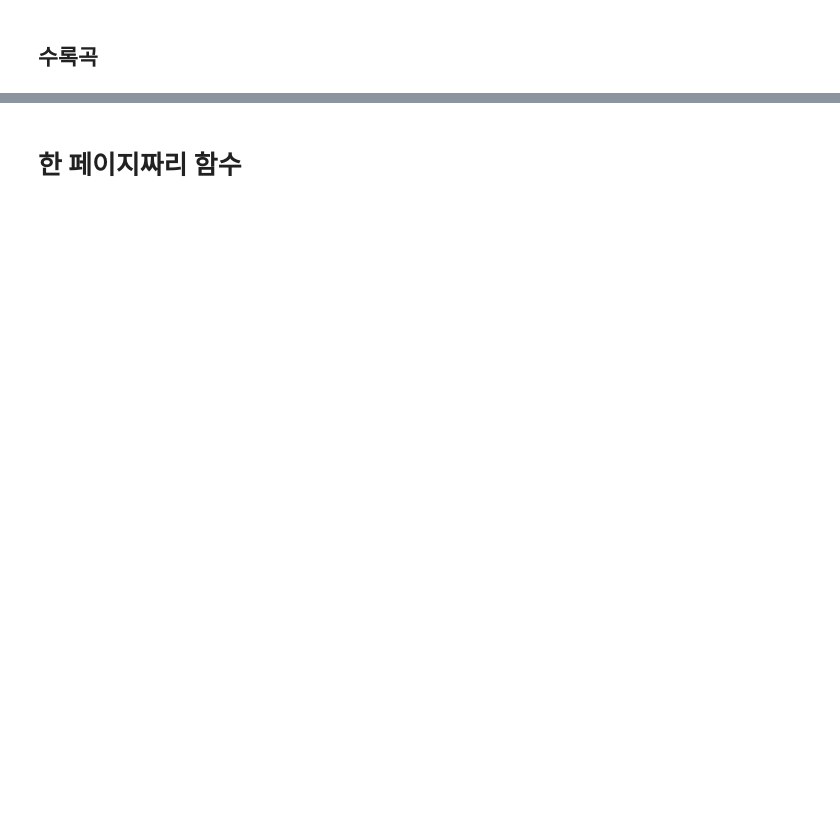
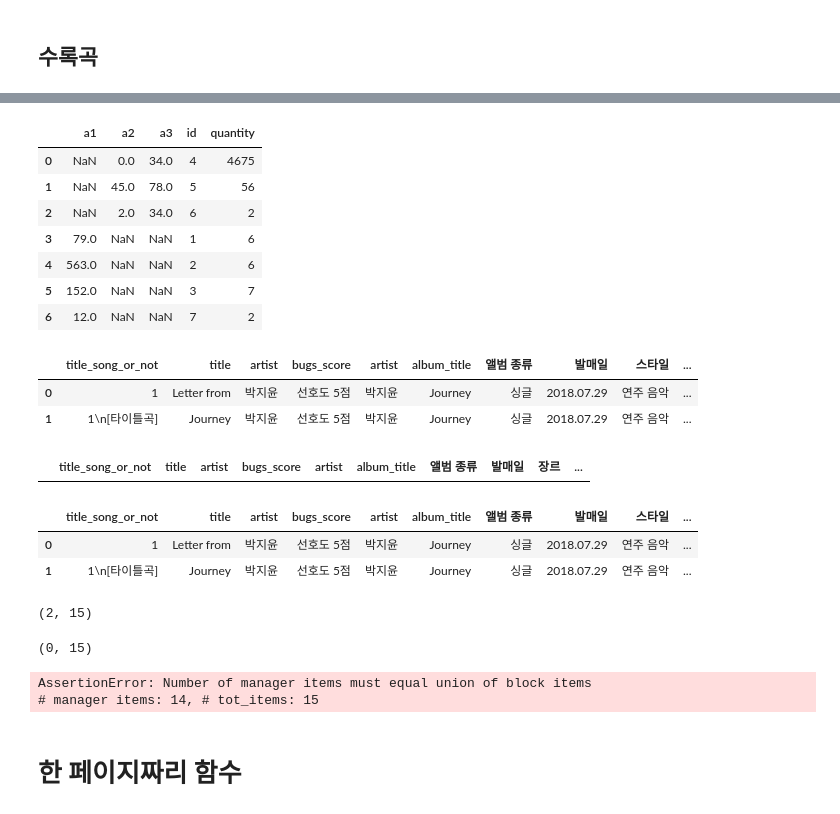
Before and after one commit to miniii222/Datamining_project, a Jupyter notebook: music/1.Data_Crawling_mini.ipynb, the cells around one changed output, grey strips where cells are left out. Cells and saved outputs as stored; diff of their text form; code cells hidden in the pictures; blank space fills up the shorter version.

```diff
--- a/music/1.Data_Crawling_mini.ipynb
+++ b/music/1.Data_Crawling_mini.ipynb
@@ -163,0 +171,3 @@ d5
+# %%
+df_may = pd.DataFrame({'quantity' : [6,6,7,2], 'a1' : [79,563,152,12],'id' : [1,2,3,7]})
+df_may
@@ -164,3 +180,46 @@ d5
+# %%
+pd.concat([df_june, df_may], sort = True).reset_index(drop = True)
+# %% [output]
+|  | a1 | a2 | a3 | id | quantity |
+| 0 | NaN | 0.0 | 34.0 | 4 | 4675 |
+| 1 | NaN | 45.0 | 78.0 | 5 | 56 |
+| 2 | NaN | 2.0 | 34.0 | 6 | 2 |
+| 3 | 79.0 | NaN | NaN | 1 | 6 |
+| 4 | 563.0 | NaN | NaN | 2 | 6 |
+| 5 | 152.0 | NaN | NaN | 3 | 7 |
+| 6 | 12.0 | NaN | NaN | 7 | 2 |
+# %%
+d3
+# %% [output]
+|  | title_song_or_not | title | artist | bugs_score | artist | album_title | 앨범 종류 | 발매일 | 스타일 | ... |
+| 0 | 1 | Letter from | 박지윤 | 선호도 5점 | 박지윤 | Journey | 싱글 | 2018.07.29 | 연주 음악 | ... |
+| 1 | 1\n[타이틀곡] | Journey | 박지윤 | 선호도 5점 | 박지윤 | Journey | 싱글 | 2018.07.29 | 연주 음악 | ... |
+# %%
+d4 = pd.DataFrame(columns = ['title_song_or_not', 'title', 'artist', 'bugs_score', 'artist',
+       'album_title', '앨범 종류', '발매일', '장르', '스타일', '기획사', '유통사', '재생 시간',
+       '고음질', 'n'])
+d4.
+# %% [output]
+|  | title_song_or_not | title | artist | bugs_score | artist | album_title | 앨범 종류 | 발매일 | 장르 | ... |
+# %%
+d3
+# %% [output]
+|  | title_song_or_not | title | artist | bugs_score | artist | album_title | 앨범 종류 | 발매일 | 스타일 | ... |
+| 0 | 1 | Letter from | 박지윤 | 선호도 5점 | 박지윤 | Journey | 싱글 | 2018.07.29 | 연주 음악 | ... |
+| 1 | 1\n[타이틀곡] | Journey | 박지윤 | 선호도 5점 | 박지윤 | Journey | 싱글 | 2018.07.29 | 연주 음악 | ... |
+# %%
+d3.shape
+# %% [output]
+(2, 15)
+# %%
+d4.shape
+# %% [output]
+(0, 15)
+# %%
+pd.concat([d4, d3], sort = True).reset_index(drop = True)
+# %% [output]
+AssertionError: Number of manager items must equal union of block items
+# manager items: 14, # tot_items: 15
 # %% [markdown]
 # 한 페이지짜리 함수
 # %%
```
Also changed, not shown: parts of 23 cells of this notebook.
